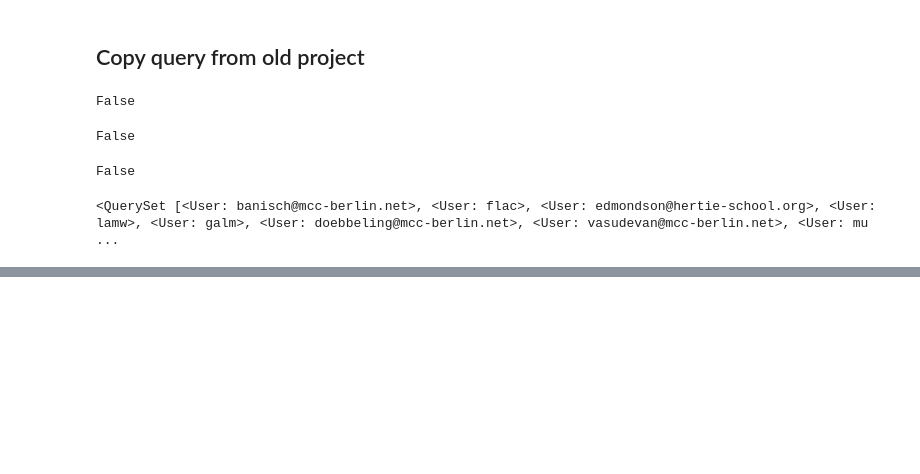
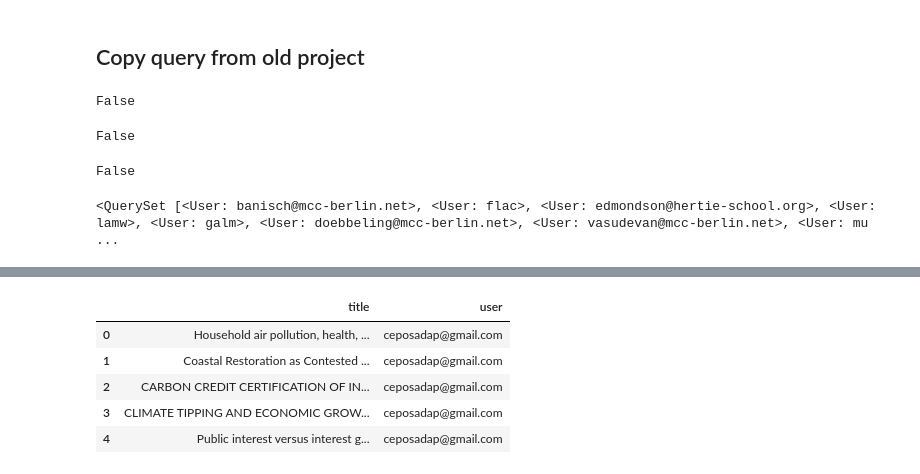
Before and after one commit to mcc-apsis/climate-policy-instruments, a Jupyter notebook: import_queries.ipynb, the cells around one changed output, grey strips where cells are left out. Saved outputs shown, nothing was run; the diff lists cells and outputs as text; code cells hidden in the pictures; blank space fills up the shorter version.

```diff
--- a/import_queries.ipynb
+++ b/import_queries.ipynb
@@ -260,0 +354,14 @@ T = Doc.tag.through
+# %%
+tag, created = Tag.objects.get_or_create(
+    title="Large representative random sample 2",
+    query=new_q,
+)
+
+if created:
+    all_assigned_docs = set(DocOwnership.objects.filter(query=new_q).values_list('doc__pk',flat=True))
+    large_random_sample = random.sample(set(new_q.doc_set.order_by('id').values_list('id',flat=True)) - all_assigned_docs,1000)
+    T = Doc.tag.through
+    dts = [T(doc_id=did, tag=tag) for did in large_random_sample]
+    T.objects.bulk_create(dts)
+else:
+    large_random_sample = set(tag.doc_set.values_list('id',flat=True))
@@ -260,0 +515,16 @@ T = Doc.tag.through
+# %%
+import pandas as pd
+pairs = []
+for do in DocOwnership.objects.filter(tag=tag,user__username="lucy.banisch@icloud.com"):
+    odo = DocOwnership.objects.filter(tag=tag, doc=do.doc).exclude(pk=do.id).first()
+    pairs.append({"title":odo.doc.title,"user":odo.user})
+df = pd.DataFrame.from_dict(pairs)
+df.to_csv('document_pairs.csv',index=False)
+df.head()
+# %% [output]
+|  | title | user |
+| 0 | Household air pollution, health, ... | ceposadap@gmail.com |
+| 1 | Coastal Restoration as Contested ... | ceposadap@gmail.com |
+| 2 | CARBON CREDIT CERTIFICATION OF IN... | ceposadap@gmail.com |
+| 3 | CLIMATE TIPPING AND ECONOMIC GROW... | ceposadap@gmail.com |
+| 4 | Public interest versus interest g... | ceposadap@gmail.com |
```
Also changed, not shown: parts of 6 cells of this notebook, 4 other files.
